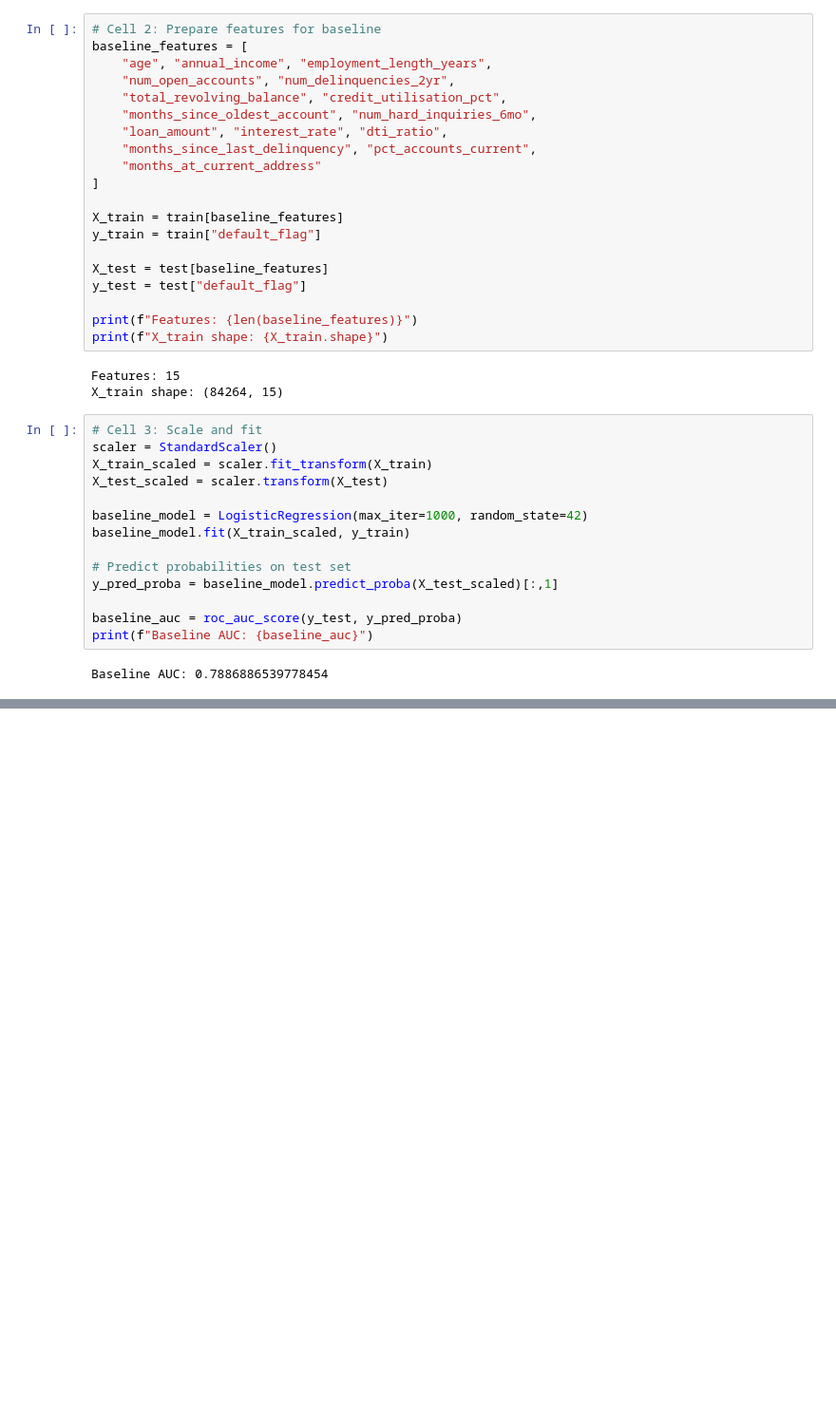
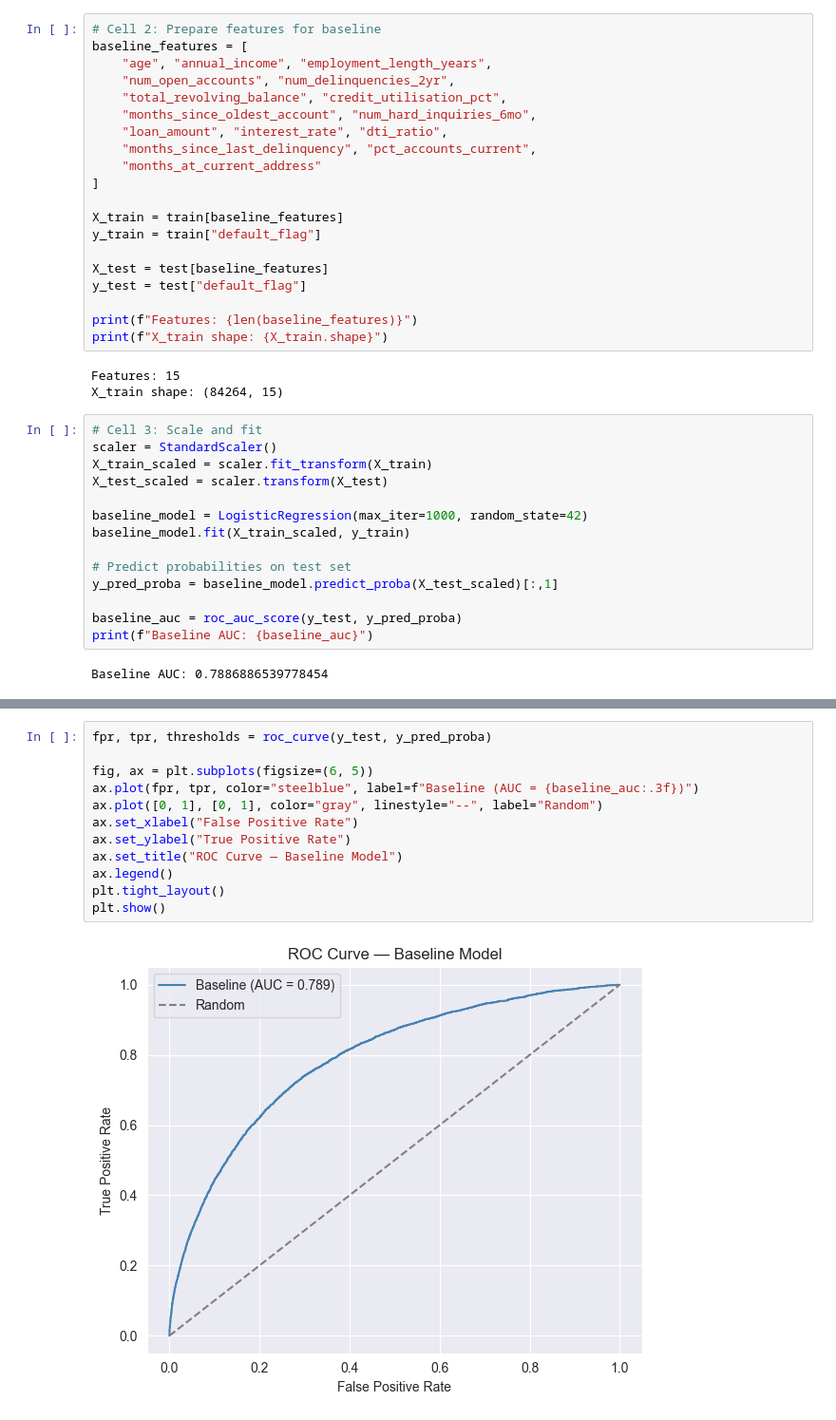
Before and after one commit to chillz-the-first/DataQuest_2026, a Jupyter notebook: notebooks/03_modeling.ipynb, the cells around one changed output, grey strips where cells are left out. Shown at 95% size. Cells and saved outputs as stored; diff of their text form; blank space fills up the shorter version.

Commit message:
plotted the roc curve for the baseline model

```diff
--- a/notebooks/03_modeling.ipynb
+++ b/notebooks/03_modeling.ipynb
@@ -59,0 +68,14 @@ Baseline AUC: 0.7886886539778454
+# %%
+fpr, tpr, thresholds = roc_curve(y_test, y_pred_proba)
+
+fig, ax = plt.subplots(figsize=(6, 5))
+ax.plot(fpr, tpr, color="steelblue", label=f"Baseline (AUC = {baseline_auc:.3f})")
+ax.plot([0, 1], [0, 1], color="gray", linestyle="--", label="Random")
+ax.set_xlabel("False Positive Rate")
+ax.set_ylabel("True Positive Rate")
+ax.set_title("ROC Curve — Baseline Model")
+ax.legend()
+plt.tight_layout()
+plt.show()
+# %% [output]
+[figure, added]
```
Also changed, not shown: parts of 1 cell of this notebook.
